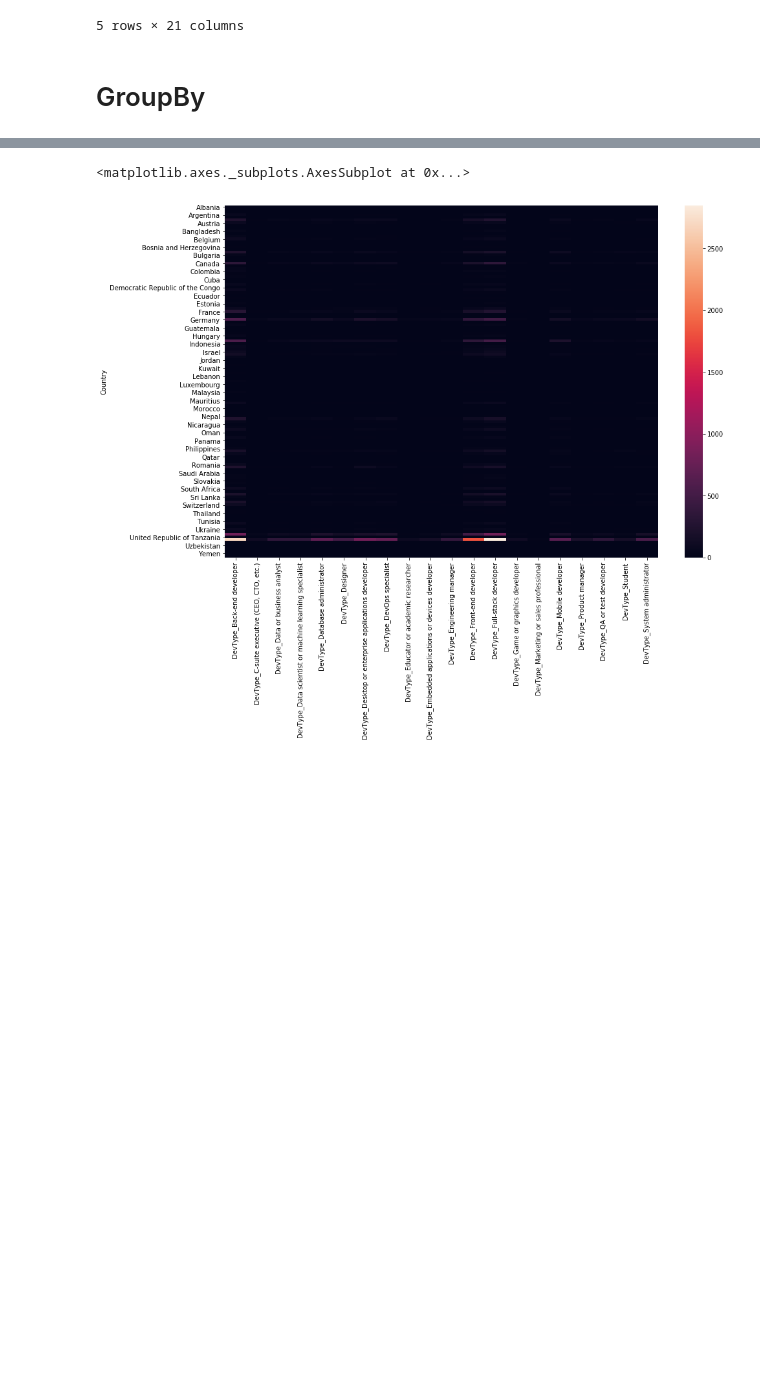
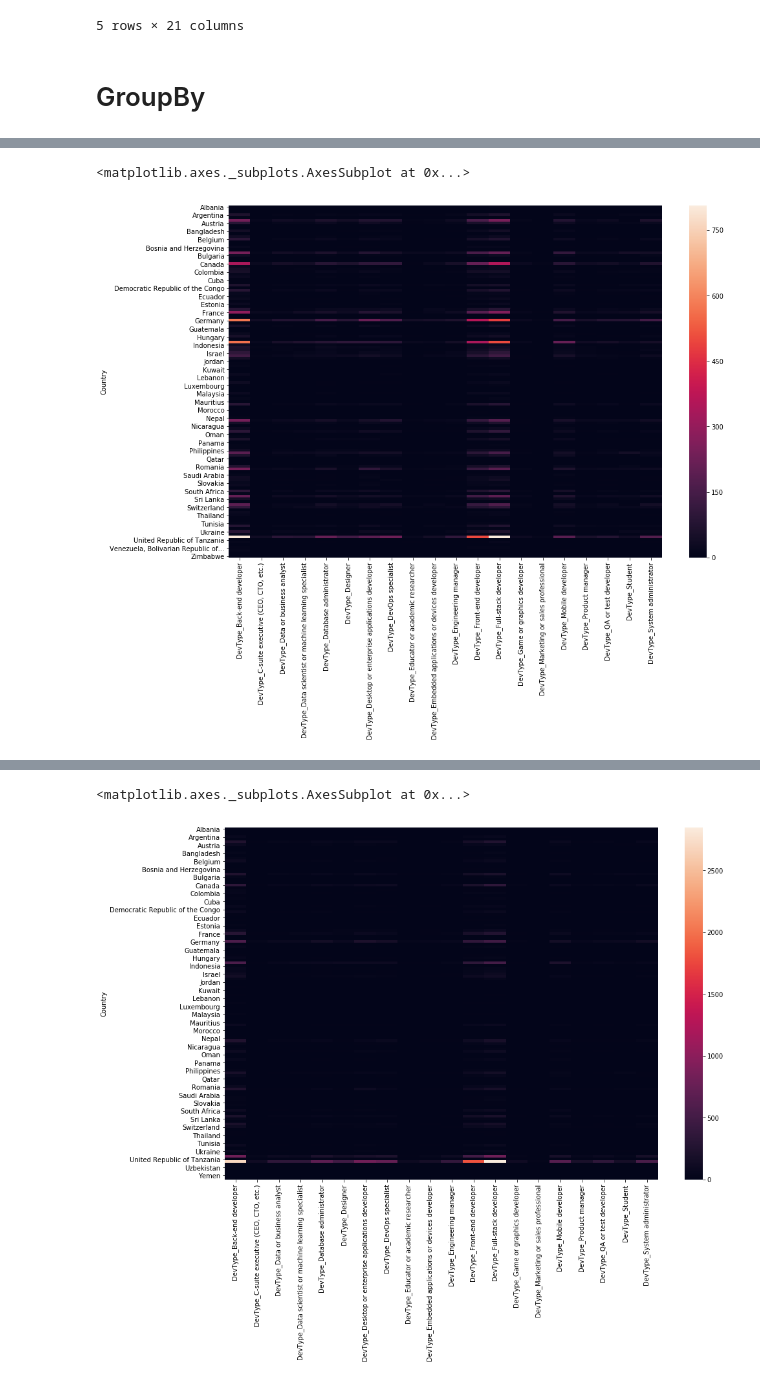
Before and after one commit to knownhuman/rmotr_final_project, a Jupyter notebook: RMOTR_Final_Project_Q4.ipynb, the cells around one changed output, grey strips where cells are left out. Cells and saved outputs as stored; diff of their text form; code cells hidden in the pictures; blank space fills up the shorter version.

```diff
--- a/RMOTR_Final_Project_Q4.ipynb
+++ b/RMOTR_Final_Project_Q4.ipynb
@@ -161,2 +153,8 @@ sns.heatmap(gb_df_dc)
+# %%
+fig, ax = plt.subplots(figsize=(15, 10))
+sns.heatmap(gb_df_dc.drop('United States')) # remove United States because it's skewing the data
+# %% [output]
+<matplotlib.axes._subplots.AxesSubplot at 0x...>
+[figure, added]
 # %%
 fig, ax = plt.subplots(figsize=(15, 10))
```
Also changed, not shown: parts of 43 cells of this notebook, 1 other file.
